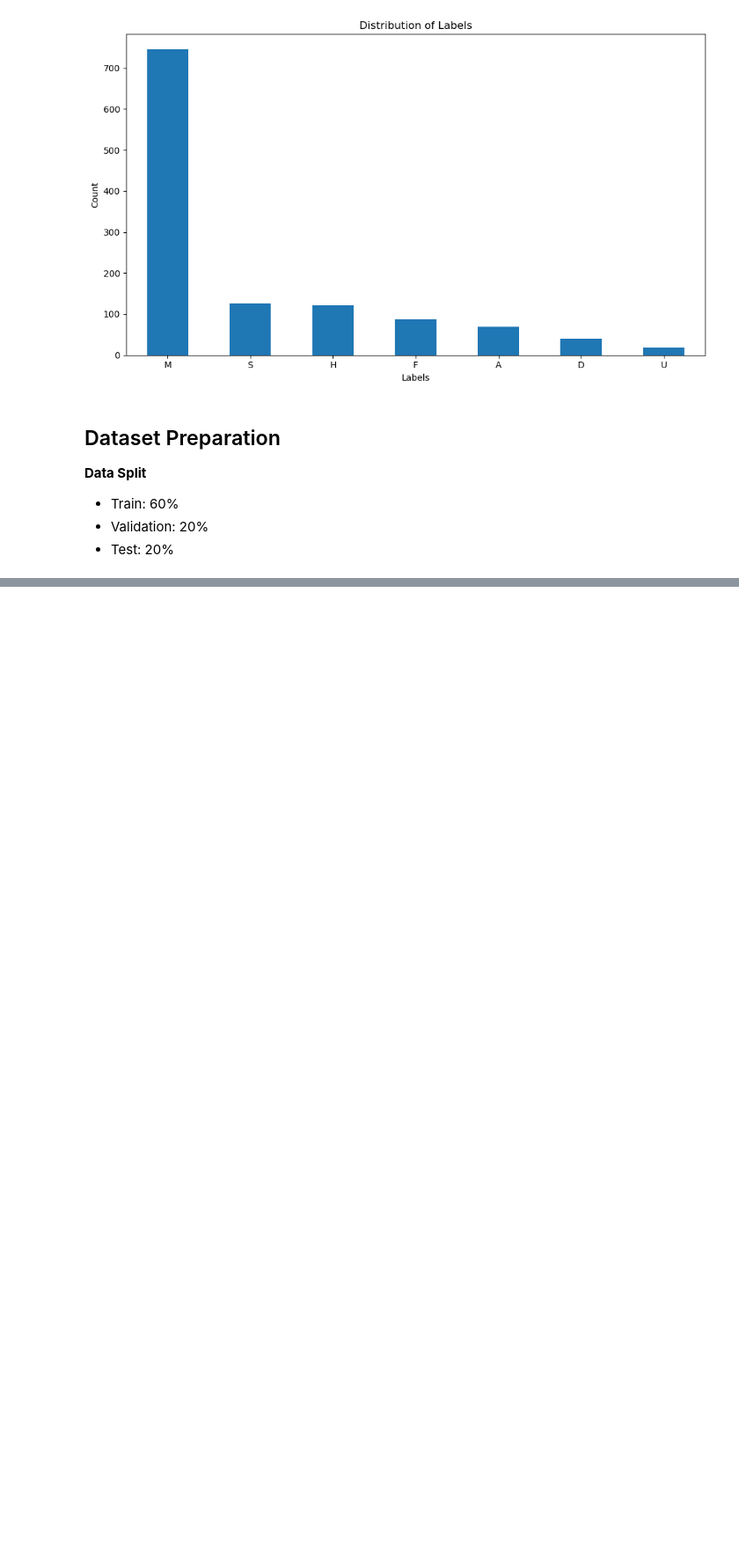
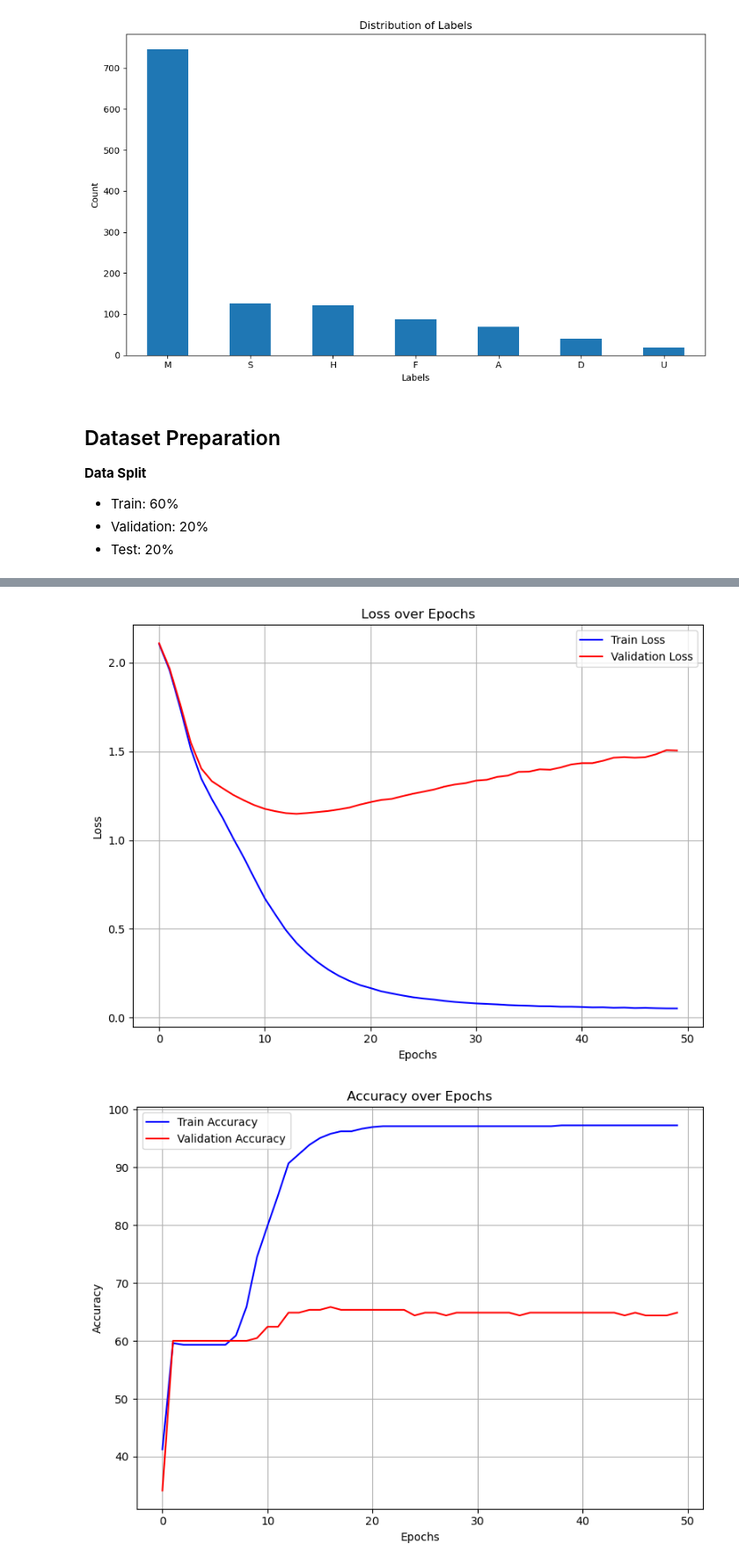
Before and after one commit to dalaboompa/cs4nl-final-project, a Jupyter notebook: notebook.ipynb, the cells around one changed output, grey strips where cells are left out. Shown: that part at 88% size. Drawn from its saved outputs; the diff is of its cells as text; code cells hidden in the pictures; blank space fills up the shorter version.

```diff
--- a/notebook.ipynb
+++ b/notebook.ipynb
@@ -190,0 +249,26 @@ Epoch 12, Loss: 0.7119409441947937
+# %%
+
+# Initialize the model
+input_dim = X_train_tfidf.shape[1]  # Number of TF-IDF features
+hidden_dim = 128
+output_dim = len(le.classes_)  # Number of unique labels
+model = FFNN(input_dim, hidden_dim, output_dim).to(device)
+
+# Define loss and optimizer
+criterion = nn.CrossEntropyLoss()
+optimizer = torch.optim.Adam(model.parameters(), lr=0.001)
+
+num_epochs = 50
+
+# train model
+train_losses, test_losses, train_accuracies, test_accuracies = training_loop(
+    num_epochs,
+    optimizer,
+    model,
+    criterion,
+    train_loader,
+    test_loader)
+# Plot loss
+plot_metrics(train_losses, test_losses, 'Loss')
+plot_metrics(train_accuracies, test_accuracies, 'Accuracy')
+# %% [output]
@@ -190,0 +292,2 @@ Epoch 12, Loss: 0.7119409441947937
+[figure, added]
+[figure, added]
```
Also changed, not shown: parts of 6 cells of this notebook.
